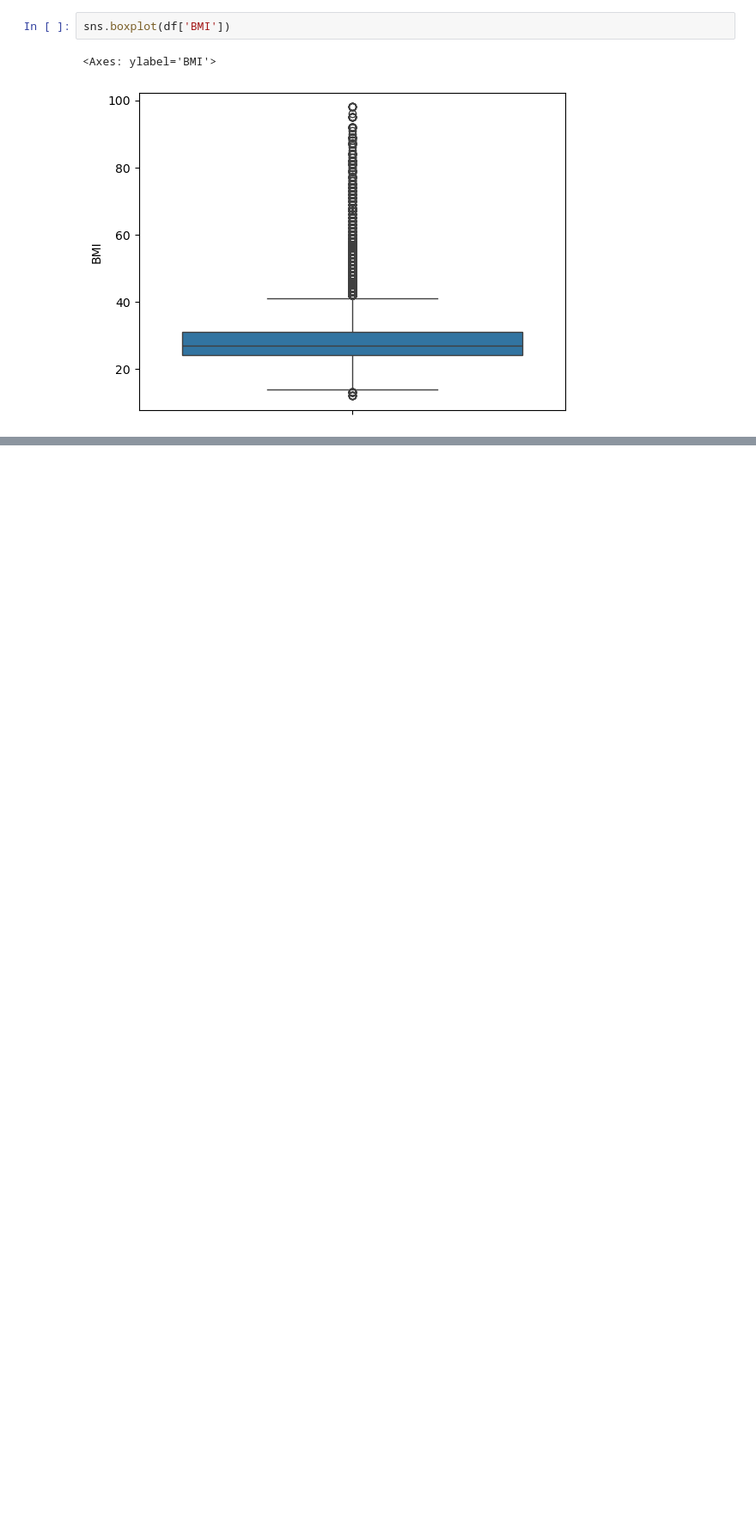
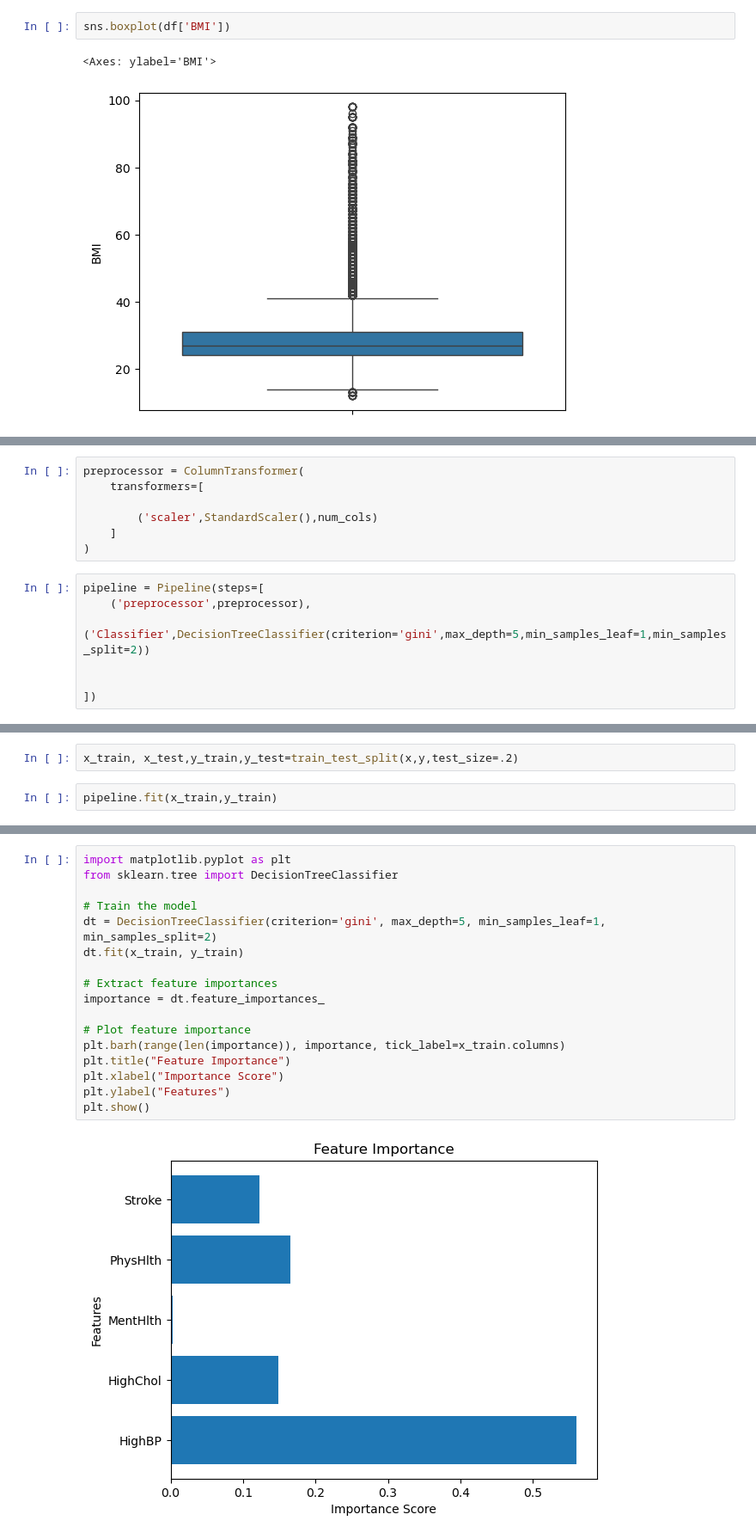
Before and after one commit to palayushi293/major_project, a Jupyter notebook: ml/heart/disease_h.ipynb, the cells around one changed output, grey strips where cells are left out. Shown at 86% size. Cells and saved outputs as stored; diff of their text form; blank space fills up the shorter version.

```diff
--- a/ml/heart/disease_h.ipynb
+++ b/ml/heart/disease_h.ipynb
@@ -69,0 +137,14 @@ df.describe
+# %%
+preprocessor = ColumnTransformer(
+    transformers=[
+
+        ('scaler',StandardScaler(),num_cols)
+    ]
+)
+# %%
+pipeline = Pipeline(steps=[
+    ('preprocessor',preprocessor),
+    ('Classifier',DecisionTreeClassifier(criterion='gini',max_depth=5,min_samples_leaf=1,min_samples_split=2))
+
+
+])
@@ -69,0 +153,4 @@ df.describe
+# %%
+x_train, x_test,y_train,y_test=train_test_split(x,y,test_size=.2)
+# %%
+pipeline.fit(x_train,y_train)
@@ -69,0 +187,19 @@ df.describe
+# %%
+import matplotlib.pyplot as plt
+from sklearn.tree import DecisionTreeClassifier
+
+# Train the model
+dt = DecisionTreeClassifier(criterion='gini', max_depth=5, min_samples_leaf=1, min_samples_split=2)
+dt.fit(x_train, y_train)
+
+# Extract feature importances
+importance = dt.feature_importances_
+
+# Plot feature importance
+plt.barh(range(len(importance)), importance, tick_label=x_train.columns)
+plt.title("Feature Importance")
+plt.xlabel("Importance Score")
+plt.ylabel("Features")
+plt.show()
+# %% [output]
+[figure, added]
```
Also changed, not shown: parts of 42 cells of this notebook, 9 other files.
